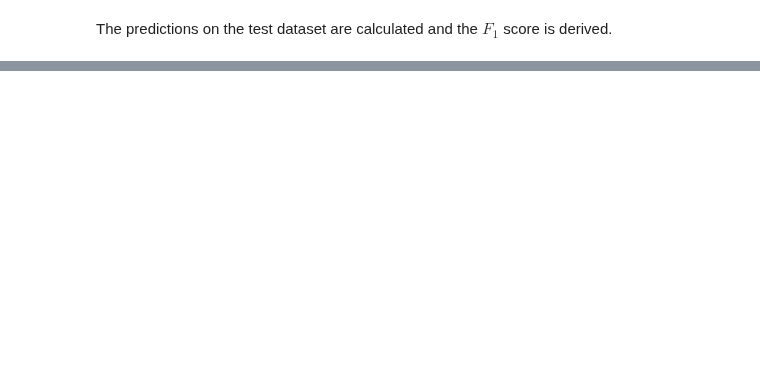
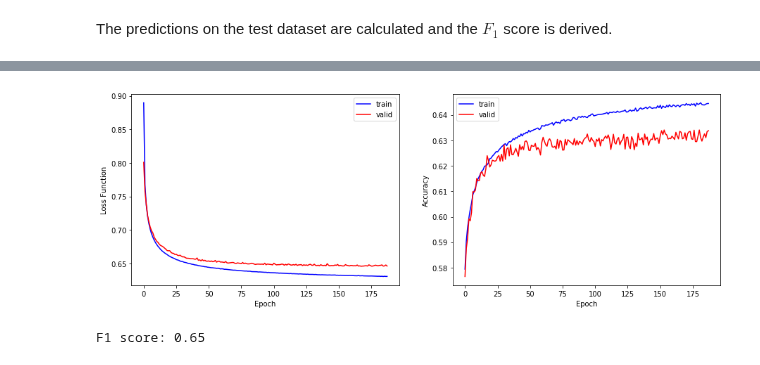
Before and after one commit to rouille/YelpKaggle, a Jupyter notebook: compare.ipynb, the cells around one changed output, grey strips where cells are left out. Saved outputs shown, nothing was run; the diff lists cells and outputs as text; code cells hidden in the pictures; blank space fills up the shorter version.

```diff
--- a/compare.ipynb
+++ b/compare.ipynb
@@ -128,0 +96,20 @@ F1 score: 0.65
+# %%
+import numpy as np
+
+bottleneck_features = np.load('data/bottleneck_features/yelp_xception.npz')
+train_xception = bottleneck_features['train_features']
+valid_xception = bottleneck_features['valid_features']
+test_xception = bottleneck_features['test_features']
+
+train_targets = bottleneck_features['train_targets']
+valid_targets = bottleneck_features['valid_targets']
+test_targets = bottleneck_features['test_targets']
+# %%
+from keras.models import Sequential
+from keras.layers import GlobalAveragePooling2D, Dense
+
+xception = Sequential()
+xception.add(GlobalAveragePooling2D(input_shape = train_xception.shape[1:]) )
+xception.add(Dense(9, activation = 'sigmoid') )
+
+xception.summary()
@@ -128,0 +128,14 @@ F1 score: 0.65
+# %%
+from keras.optimizers import SGD
+
+sgd = SGD(lr=0.0001, decay=1e-6, momentum=0.9, nesterov=True)
+xception.compile(loss='binary_crossentropy', optimizer=sgd, metrics=['accuracy'])
+# %%
+from keras.callbacks import ModelCheckpoint, EarlyStopping
+
+checkpointer = ModelCheckpoint(filepath='data/saved_models/weights_compare_xception.hdf5', verbose=1, save_best_only=True)
+checkimprovement = EarlyStopping(monitor='val_loss', min_delta=0, patience=20)
+
+history_xception = xception.fit(train_xception, train_targets, validation_data=(valid_xception,valid_targets),
+                                epochs=300, batch_size=64, callbacks=[checkpointer,checkimprovement],
+                                verbose=0)
@@ -128,0 +160,4 @@ F1 score: 0.65
+# %%
+history(history_xception)
+# %% [output]
+[figure, added]
@@ -128,0 +166,5 @@ F1 score: 0.65
+# %%
+xception_score = f1_score(test_targets, xception_predictions)
+print('F1 score: %.2f' % xception_score)
+# %% [output]
+F1 score: 0.65
```
Also changed, not shown: parts of 11 cells of this notebook.
